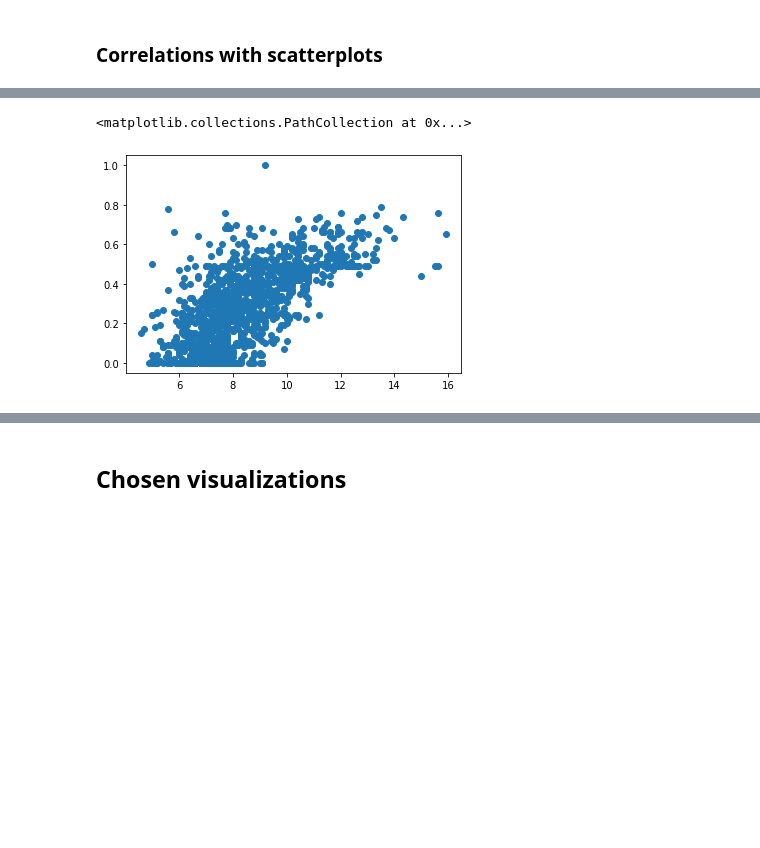
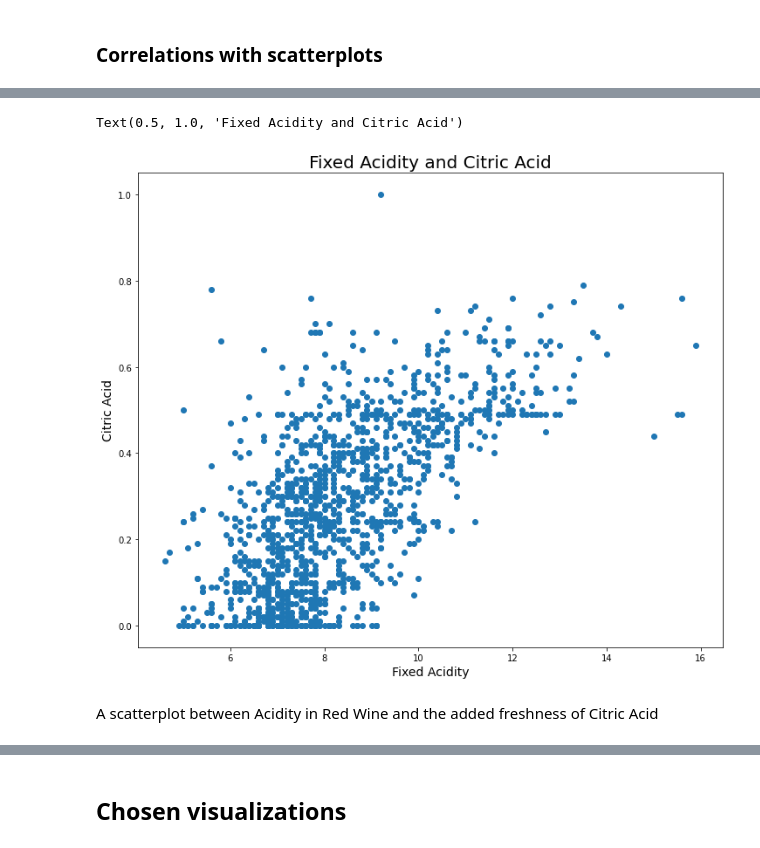
Before and after one commit to RazgrizGhost/Project-2, a Jupyter notebook: Project_2_Part_4_JV.ipynb, the cells around one changed output, grey strips where cells are left out. Drawn from its saved outputs; the diff is of its cells as text; code cells hidden in the pictures; blank space fills up the shorter version.

```diff
--- a/Project_2_Part_4_JV.ipynb
+++ b/Project_2_Part_4_JV.ipynb
@@ -162,7 +176,12 @@ ax.scatter(df["fixed acidity"], df["density"])
 # %%
-fig, ax = plt.subplots()
+fig, ax = plt.subplots(figsize=(12,10))
 ax.scatter(df["fixed acidity"], df["citric acid"])
+ax.set_xlabel("Fixed Acidity", fontsize = 14)
+ax.set_ylabel("Citric Acid", fontsize = 14)
+ax.set_title("Fixed Acidity and Citric Acid", fontsize = 20)
 # %% [output]
-<matplotlib.collections.PathCollection at 0x...>
+Text(0.5, 1.0, 'Fixed Acidity and Citric Acid')
-[figure, old version]
+[figure, new version]
+# %% [markdown]
+A scatterplot between Acidity in Red Wine and the added freshness of Citric Acid
 # %%
```
Also changed, not shown: parts of 26 cells of this notebook.
